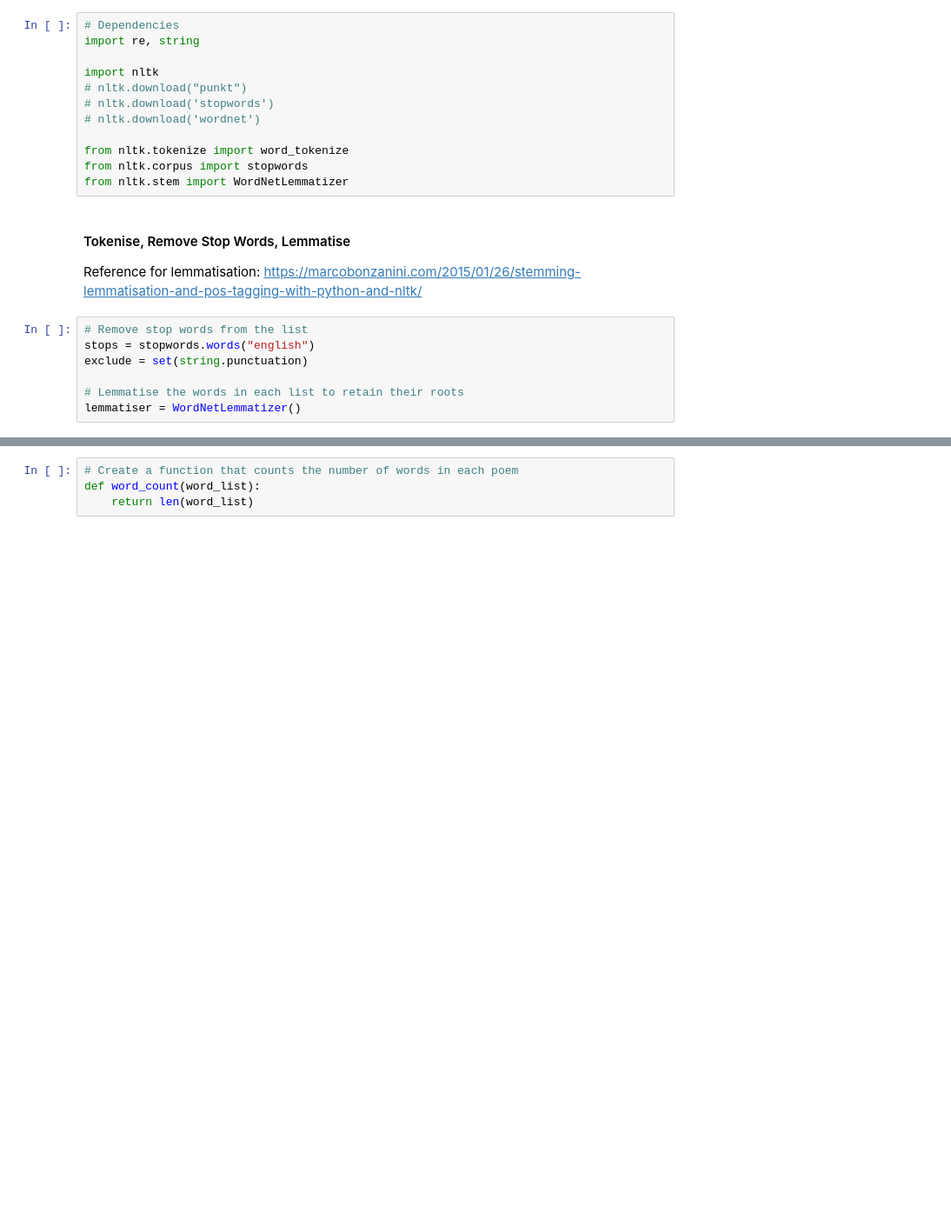
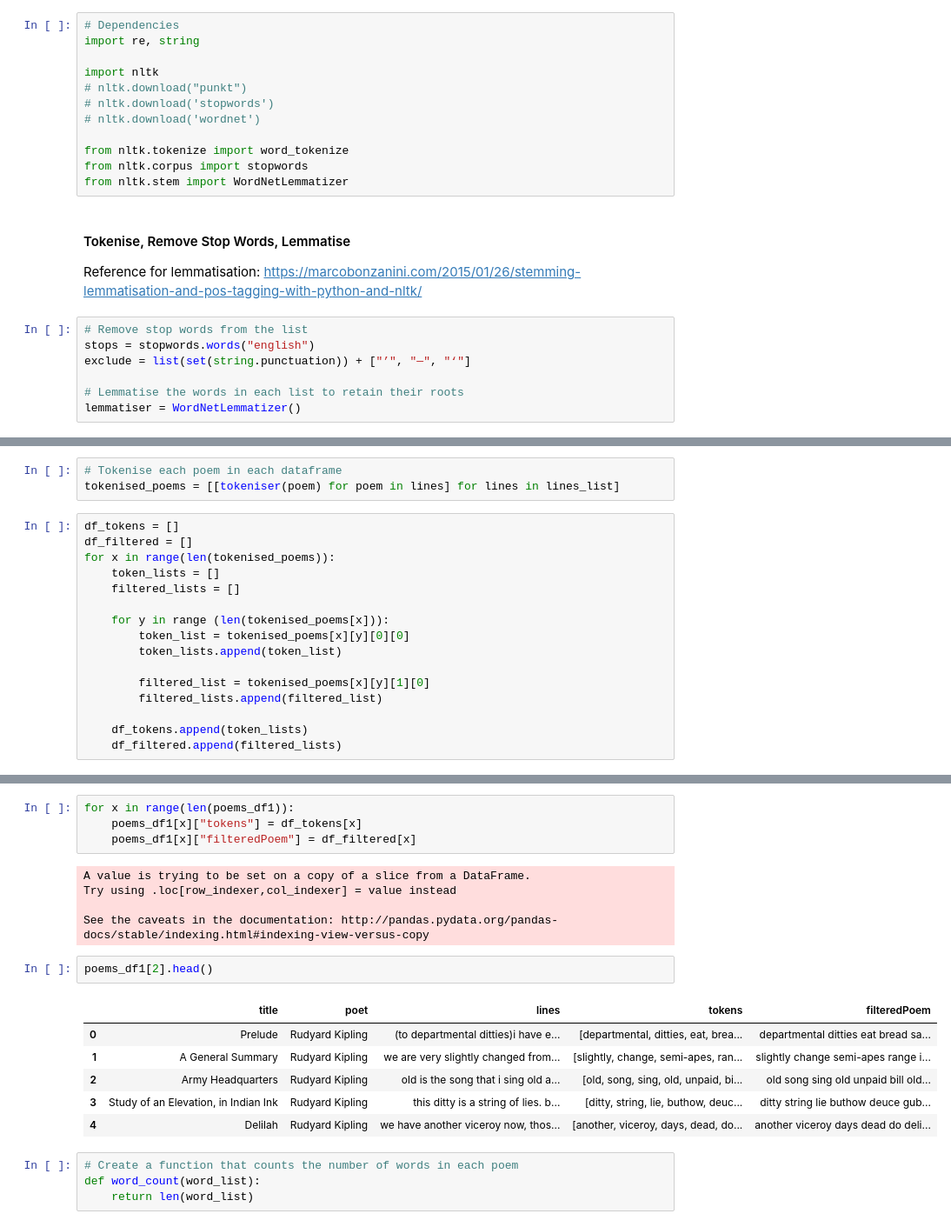
Before and after one commit to rochiecuevas/poetry, a Jupyter notebook: Frost_NLP.ipynb, the cells around one changed output, grey strips where cells are left out. Shown at 87% size. Cells and saved outputs as stored; diff of their text form; blank space fills up the shorter version.

Commit message:
converting code to work with lists

```diff
--- a/Frost_NLP.ipynb
+++ b/Frost_NLP.ipynb
@@ -116,7 +151,7 @@ Reference for lemmatisation: https://marcobonzanini.com/2015/01/26/stemming-lemm
 # %%
 # Remove stop words from the list
 stops = stopwords.words("english")
-exclude = set(string.punctuation)
+exclude = list(set(string.punctuation)) + ["’", "—", "‘"]
 
 # Lemmatise the words in each list to retain their roots
 lemmatiser = WordNetLemmatizer()
@@ -149,0 +173,19 @@ df1.head()
+# %%
+# Tokenise each poem in each dataframe
+tokenised_poems = [[tokeniser(poem) for poem in lines] for lines in lines_list]
+# %%
+df_tokens = []
+df_filtered = []
+for x in range(len(tokenised_poems)):
+    token_lists = []
+    filtered_lists = []
+
+    for y in range (len(tokenised_poems[x])):
+        token_list = tokenised_poems[x][y][0][0]
+        token_lists.append(token_list)
+
+        filtered_list = tokenised_poems[x][y][1][0]
+        filtered_lists.append(filtered_list)
+
+    df_tokens.append(token_lists)
+    df_filtered.append(filtered_lists)
@@ -150,3 +212,21 @@ df1.head()
+# %%
+for x in range(len(poems_df1)):
+    poems_df1[x]["tokens"] = df_tokens[x]
+    poems_df1[x]["filteredPoem"] = df_filtered[x]
+# %% [output]
+A value is trying to be set on a copy of a slice from a DataFrame.
+Try using .loc[row_indexer,col_indexer] = value instead
+
+See the caveats in the documentation: http://pandas.pydata.org/pandas-docs/stable/indexing.html#indexing-view-versus-copy
+# %%
+poems_df1[2].head()
+# %% [output]
+|  | title | poet | lines | tokens | filteredPoem |
+| 0 | Prelude | Rudyard Kipling | (to departmental ditties)i have e... | [departmental, ditties, eat, brea... | departmental ditties eat bread sa... |
+| 1 | A General Summary | Rudyard Kipling | we are very slightly changed from... | [slightly, change, semi-apes, ran... | slightly change semi-apes range i... |
+| 2 | Army Headquarters | Rudyard Kipling | old is the song that i sing old a... | [old, song, sing, old, unpaid, bi... | old song sing old unpaid bill old... |
+| 3 | Study of an Elevation, in Indian Ink | Rudyard Kipling | this ditty is a string of lies. b... | [ditty, string, lie, buthow, deuc... | ditty string lie buthow deuce gub... |
+| 4 | Delilah | Rudyard Kipling | we have another viceroy now, thos... | [another, viceroy, days, dead, do... | another viceroy days dead do deli... |
 # %%
 # Create a function that counts the number of words in each poem
 def word_count(word_list):
```
Also changed, not shown: parts of 15 cells of this notebook.
